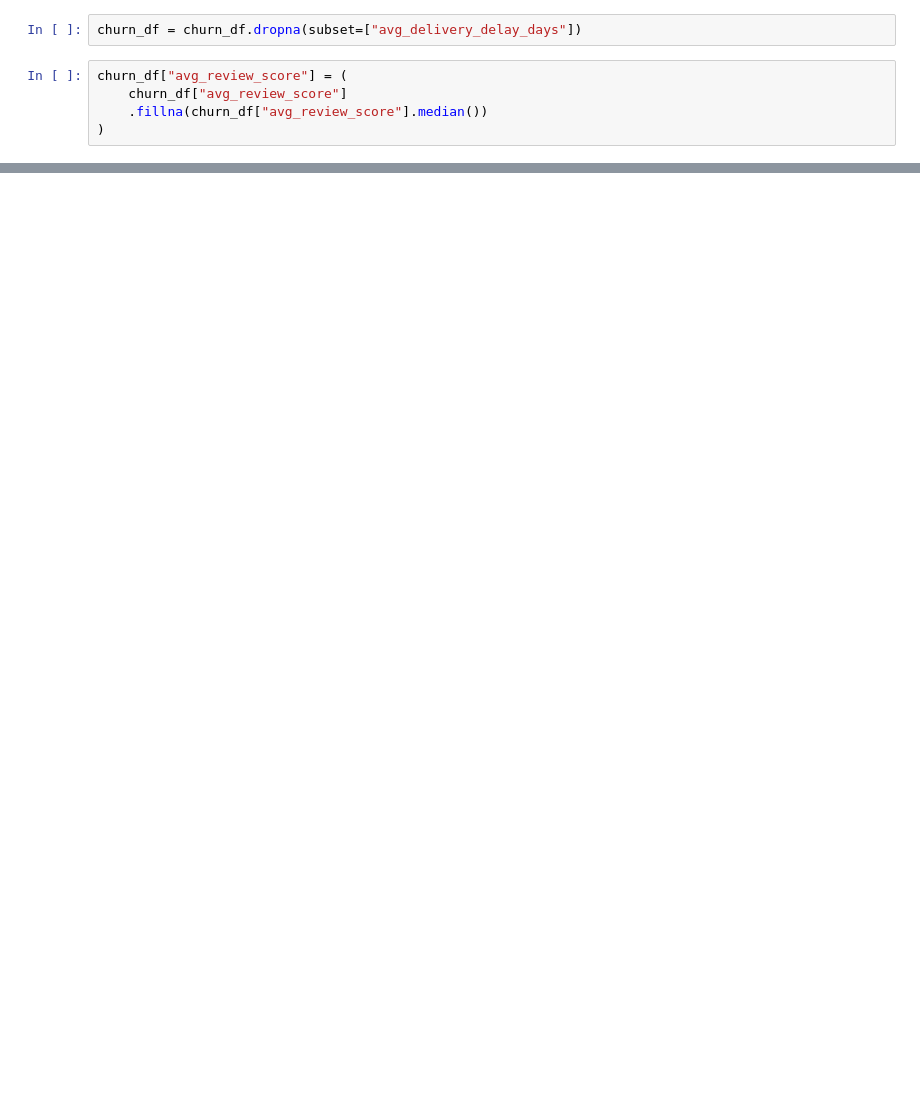
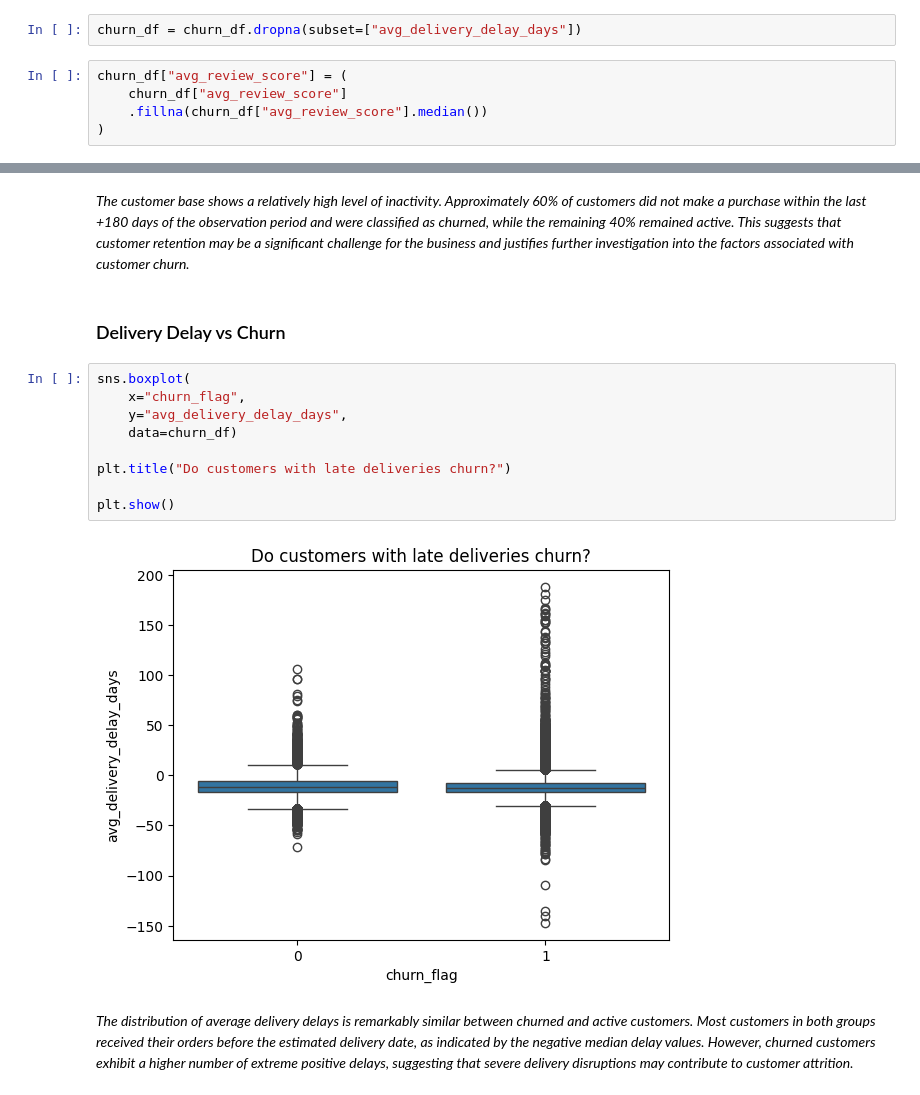
Before and after one commit to ferrettijaime-cmd/Professional_portfolio, a Jupyter notebook: Churn_and_Marketing_Analytics/Script_Python/churn_analysis.ipynb, the cells around one changed output, grey strips where cells are left out. Drawn from its saved outputs; the diff is of its cells as text; blank space fills up the shorter version.

```diff
--- a/Churn_and_Marketing_Analytics/Script_Python/churn_analysis.ipynb
+++ b/Churn_and_Marketing_Analytics/Script_Python/churn_analysis.ipynb
@@ -126,0 +164,17 @@ dtype: int64
+# %% [markdown]
+*The customer base shows a relatively high level of inactivity. Approximately 60% of customers did not make a purchase within the last +180 days of the observation period and were classified as churned, while the remaining 40% remained active. This suggests that customer retention may be a significant challenge for the business and justifies further investigation into the factors associated with customer churn.*
+# %% [markdown]
+### Delivery Delay vs Churn
+# %%
+sns.boxplot(
+    x="churn_flag",
+    y="avg_delivery_delay_days",
+    data=churn_df)
+
+plt.title("Do customers with late deliveries churn?")
+
+plt.show()
+# %% [output]
+[figure, added]
+# %% [markdown]
+*The distribution of average delivery delays is remarkably similar between churned and active customers. Most customers in both groups received their orders before the estimated delivery date, as indicated by the negative median delay values. However, churned customers exhibit a higher number of extreme positive delays, suggesting that severe delivery disruptions may contribute to customer attrition.*
```
Also changed, not shown: parts of 18 cells of this notebook, 1 other file.
